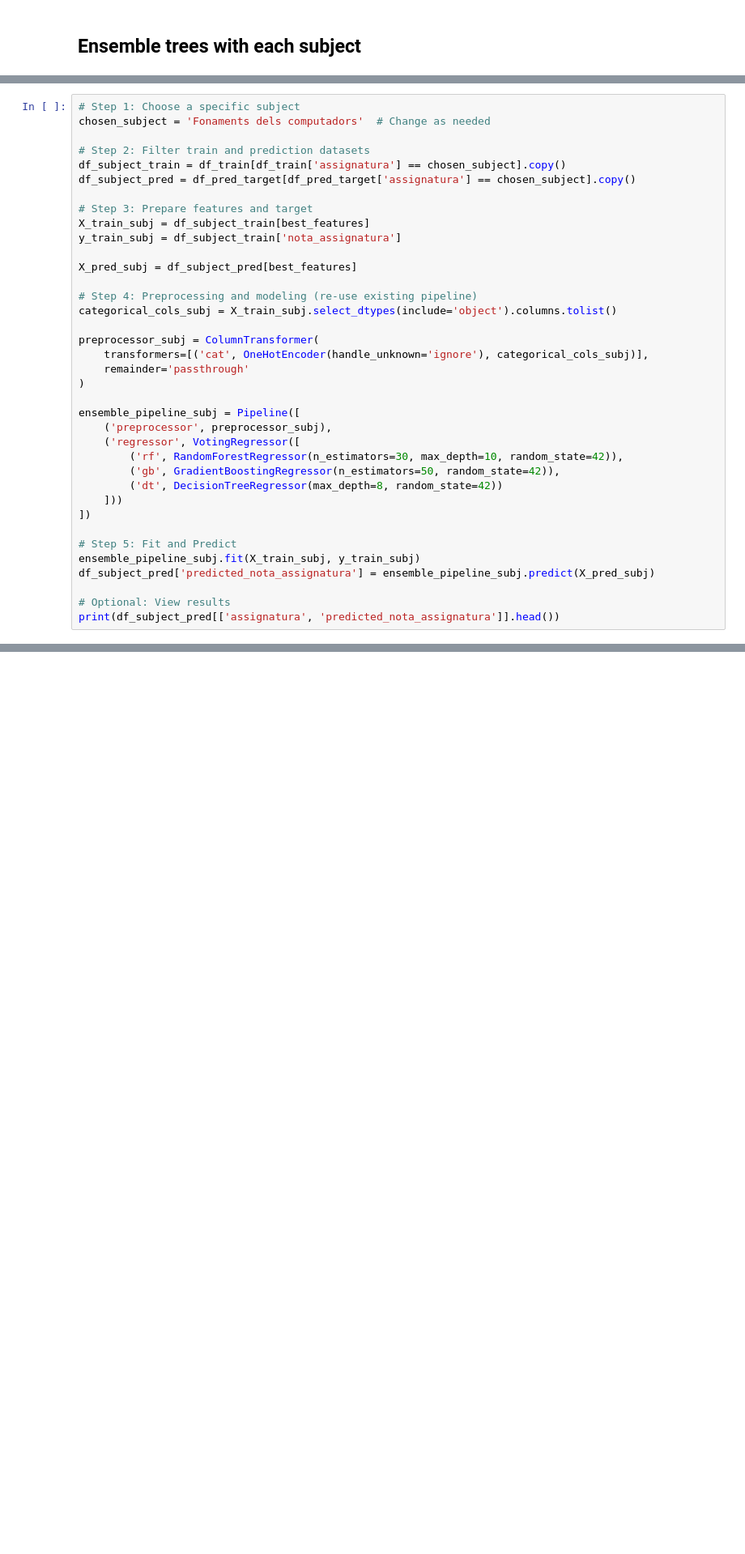
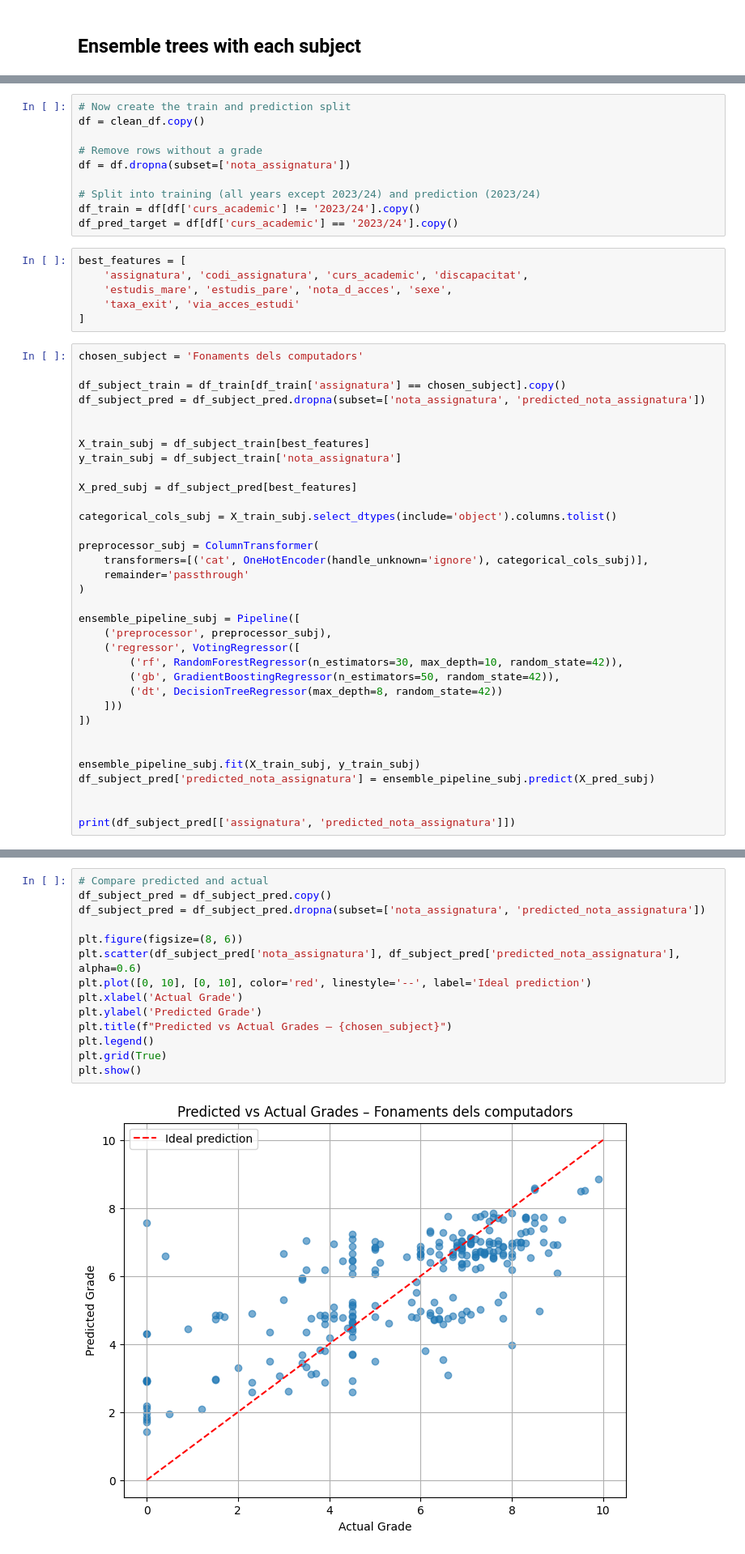
Before and after one commit to laurabolta/Synthesis-Project-I, a Jupyter notebook: Ensemble_trees_SUBJECTS.ipynb, the cells around one changed output, grey strips where cells are left out. Shown at 81% size. Saved outputs shown, nothing was run; the diff lists cells and outputs as text; blank space fills up the shorter version.

```diff
--- a/Ensemble_trees_SUBJECTS.ipynb
+++ b/Ensemble_trees_SUBJECTS.ipynb
@@ -12,18 +23,31 @@ Finally, we test how well the model works and use it to predict grades for the m
+# %%
+# Now create the train and prediction split
+df = clean_df.copy()
+
+# Remove rows without a grade
+df = df.dropna(subset=['nota_assignatura'])
+
+# Split into training (all years except 2023/24) and prediction (2023/24)
+df_train = df[df['curs_academic'] != '2023/24'].copy()
+df_pred_target = df[df['curs_academic'] == '2023/24'].copy()
+# %%
+best_features = [
+    'assignatura', 'codi_assignatura', 'curs_academic', 'discapacitat',
+    'estudis_mare', 'estudis_pare', 'nota_d_acces', 'sexe',
+    'taxa_exit', 'via_acces_estudi'
+]
 # %%
-# Step 1: Choose a specific subject
-chosen_subject = 'Fonaments dels computadors'  # Change as needed
+chosen_subject = 'Fonaments dels computadors'
 
-# Step 2: Filter train and prediction datasets
 df_subject_train = df_train[df_train['assignatura'] == chosen_subject].copy()
-df_subject_pred = df_pred_target[df_pred_target['assignatura'] == chosen_subject].copy()
+df_subject_pred = df_subject_pred.dropna(subset=['nota_assignatura', 'predicted_nota_assignatura'])
 
-# Step 3: Prepare features and target
+
 X_train_subj = df_subject_train[best_features]
 y_train_subj = df_subject_train['nota_assignatura']
 
 X_pred_subj = df_subject_pred[best_features]
 
-# Step 4: Preprocessing and modeling (re-use existing pipeline)
 categorical_cols_subj = X_train_subj.select_dtypes(include='object').columns.tolist()
 
 preprocessor_subj = ColumnTransformer(
@@ -40,10 +64,10 @@ ensemble_pipeline_subj = Pipeline([
     ]))
 ])
 
-# Step 5: Fit and Predict
+
 ensemble_pipeline_subj.fit(X_train_subj, y_train_subj)
 df_subject_pred['predicted_nota_assignatura'] = ensemble_pipeline_subj.predict(X_pred_subj)
 
-# Optional: View results
-print(df_subject_pred[['assignatura', 'predicted_nota_assignatura']].head())
+
+print(df_subject_pred[['assignatura', 'predicted_nota_assignatura']])
 # %% [output]
@@ -50,0 +88,16 @@ NameError: name 'df_train' is not defined
+# %%
+# Compare predicted and actual
+df_subject_pred = df_subject_pred.copy()
+df_subject_pred = df_subject_pred.dropna(subset=['nota_assignatura', 'predicted_nota_assignatura'])
+
+plt.figure(figsize=(8, 6))
+plt.scatter(df_subject_pred['nota_assignatura'], df_subject_pred['predicted_nota_assignatura'], alpha=0.6)
+plt.plot([0, 10], [0, 10], color='red', linestyle='--', label='Ideal prediction')
+plt.xlabel('Actual Grade')
+plt.ylabel('Predicted Grade')
+plt.title(f"Predicted vs Actual Grades – {chosen_subject}")
+plt.legend()
+plt.grid(True)
+plt.show()
+# %% [output]
+[figure, added]
```
Also changed, not shown: parts of 7 cells of this notebook, 1 other file.
